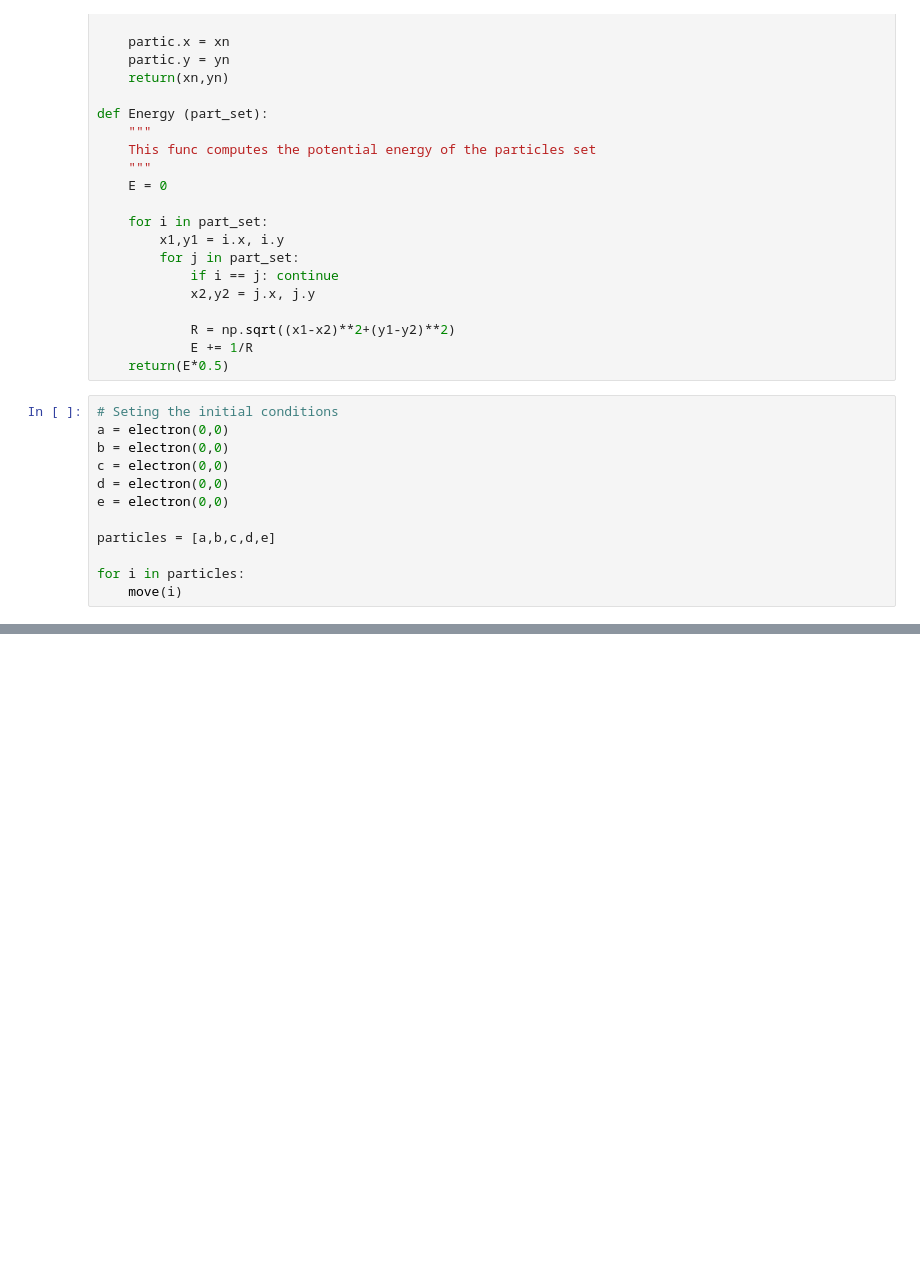
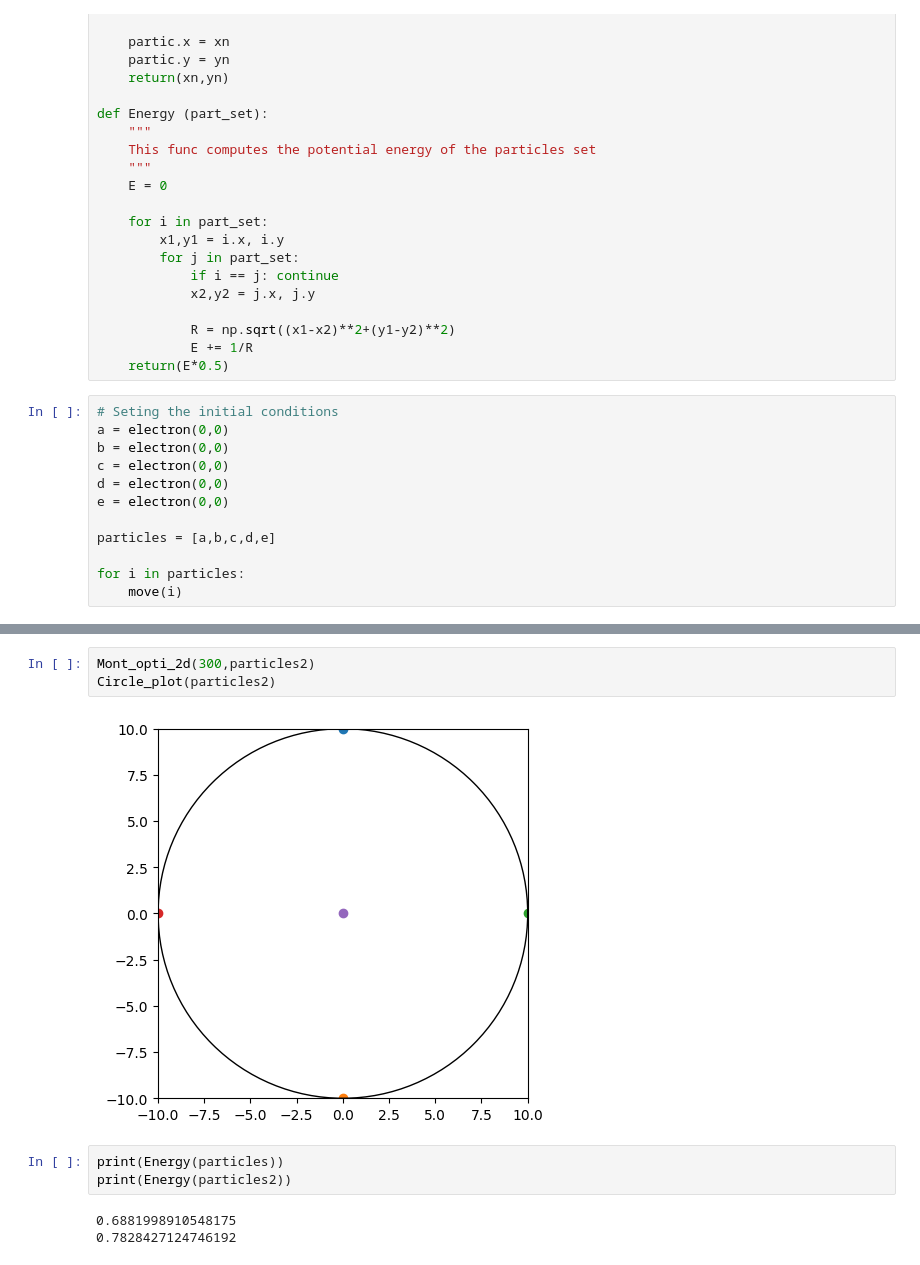
Before and after one commit to FelixCabrera23/Python_for_scientis_101, a Jupyter notebook: Class01/Montecarlo_class2.ipynb, the cells around one changed output, grey strips where cells are left out. Cells and saved outputs as stored; diff of their text form; blank space fills up the shorter version.

```diff
--- a/Class01/Montecarlo_class2.ipynb
+++ b/Class01/Montecarlo_class2.ipynb
@@ -120,0 +137,11 @@ Circle_plot()
+# %%
+Mont_opti_2d(300,particles2)
+Circle_plot(particles2)
+# %% [output]
+[figure, added]
+# %%
+print(Energy(particles))
+print(Energy(particles2))
+# %% [output]
+0.6881998910548175
+0.7828427124746192
```
Also changed, not shown: parts of 8 cells of this notebook.
